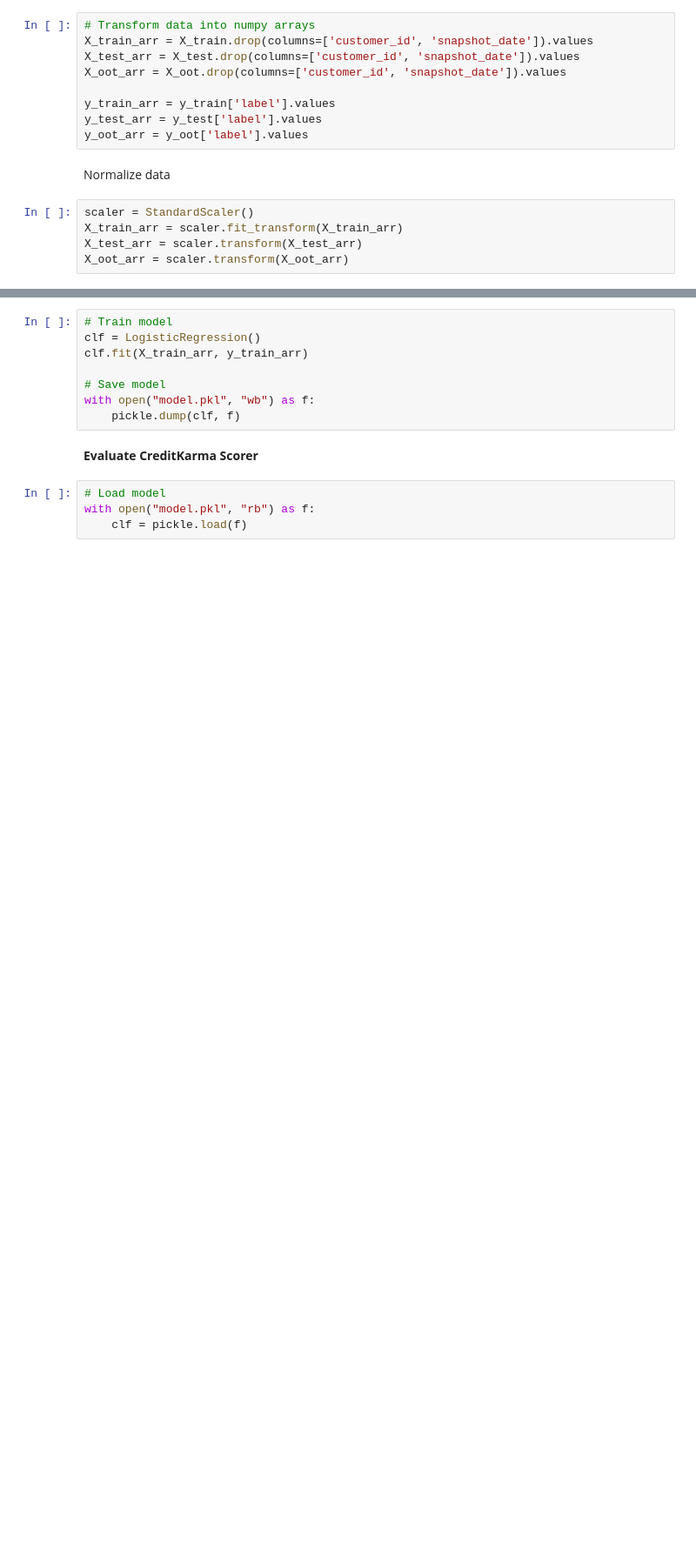
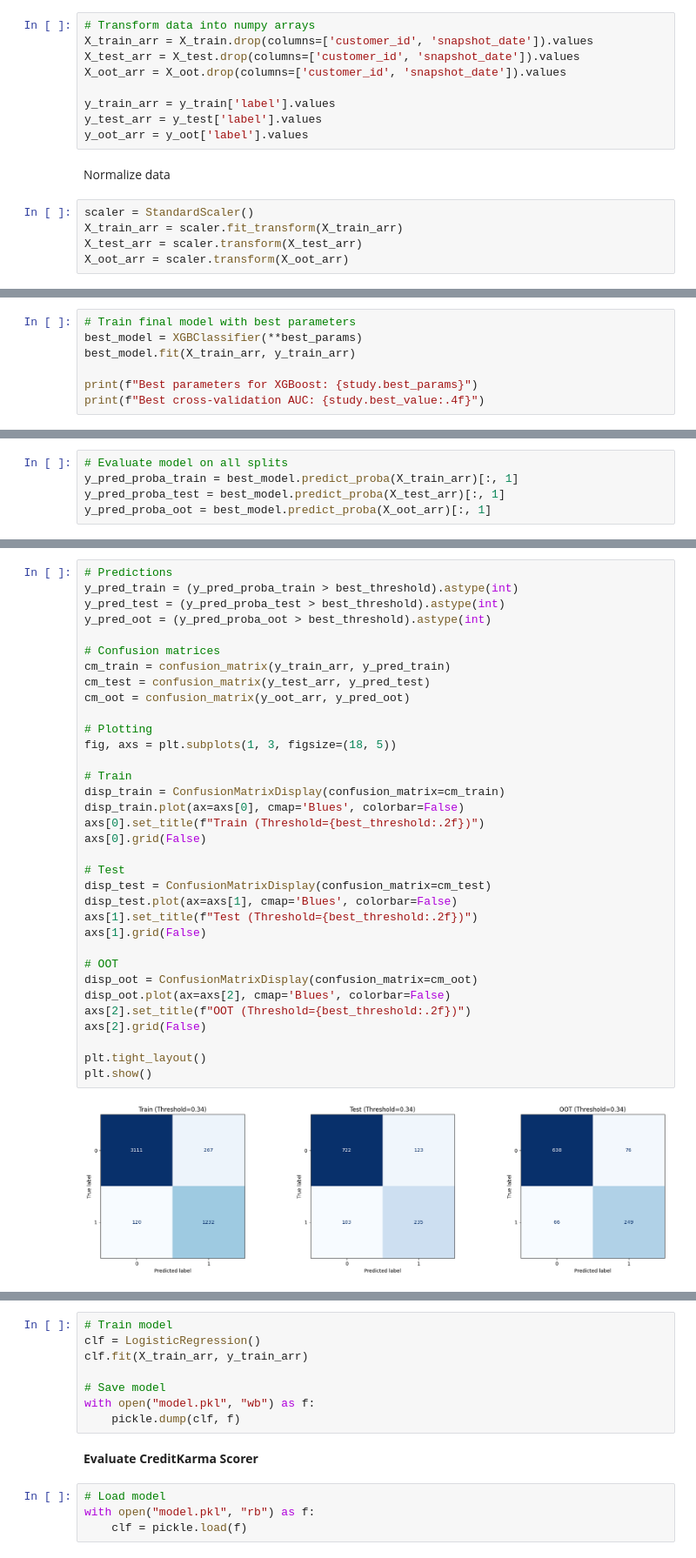
Before and after one commit to jayl-c/MITB_MLE, a Jupyter notebook: MLEAssignment2/model_training.ipynb, the cells around one changed output, grey strips where cells are left out. Shown at 87% size. Saved outputs shown, nothing was run; the diff lists cells and outputs as text; blank space fills up the shorter version.

```diff
--- a/MLEAssignment2/model_training.ipynb
+++ b/MLEAssignment2/model_training.ipynb
@@ -115,0 +236,7 @@ X_oot_arr = scaler.transform(X_oot_arr)
+# %%
+# Train final model with best parameters
+best_model = XGBClassifier(**best_params)
+best_model.fit(X_train_arr, y_train_arr)
+
+print(f"Best parameters for XGBoost: {study.best_params}")
+print(f"Best cross-validation AUC: {study.best_value:.4f}")
@@ -115,0 +246,5 @@ X_oot_arr = scaler.transform(X_oot_arr)
+# %%
+# Evaluate model on all splits
+y_pred_proba_train = best_model.predict_proba(X_train_arr)[:, 1]
+y_pred_proba_test = best_model.predict_proba(X_test_arr)[:, 1]
+y_pred_proba_oot = best_model.predict_proba(X_oot_arr)[:, 1]
@@ -115,0 +306,36 @@ X_oot_arr = scaler.transform(X_oot_arr)
+# %%
+# Predictions
+y_pred_train = (y_pred_proba_train > best_threshold).astype(int)
+y_pred_test = (y_pred_proba_test > best_threshold).astype(int)
+y_pred_oot = (y_pred_proba_oot > best_threshold).astype(int)
+
+# Confusion matrices
+cm_train = confusion_matrix(y_train_arr, y_pred_train)
+cm_test = confusion_matrix(y_test_arr, y_pred_test)
+cm_oot = confusion_matrix(y_oot_arr, y_pred_oot)
+
+# Plotting
+fig, axs = plt.subplots(1, 3, figsize=(18, 5))
+
+# Train
+disp_train = ConfusionMatrixDisplay(confusion_matrix=cm_train)
+disp_train.plot(ax=axs[0], cmap='Blues', colorbar=False)
+axs[0].set_title(f"Train (Threshold={best_threshold:.2f})")
+axs[0].grid(False)
+
+# Test
+disp_test = ConfusionMatrixDisplay(confusion_matrix=cm_test)
+disp_test.plot(ax=axs[1], cmap='Blues', colorbar=False)
+axs[1].set_title(f"Test (Threshold={best_threshold:.2f})")
+axs[1].grid(False)
+
+# OOT
+disp_oot = ConfusionMatrixDisplay(confusion_matrix=cm_oot)
+disp_oot.plot(ax=axs[2], cmap='Blues', colorbar=False)
+axs[2].set_title(f"OOT (Threshold={best_threshold:.2f})")
+axs[2].grid(False)
+
+plt.tight_layout()
+plt.show()
+# %% [output]
+[figure, added]
```
Also changed, not shown: parts of 20 cells of this notebook, 34 other files.
